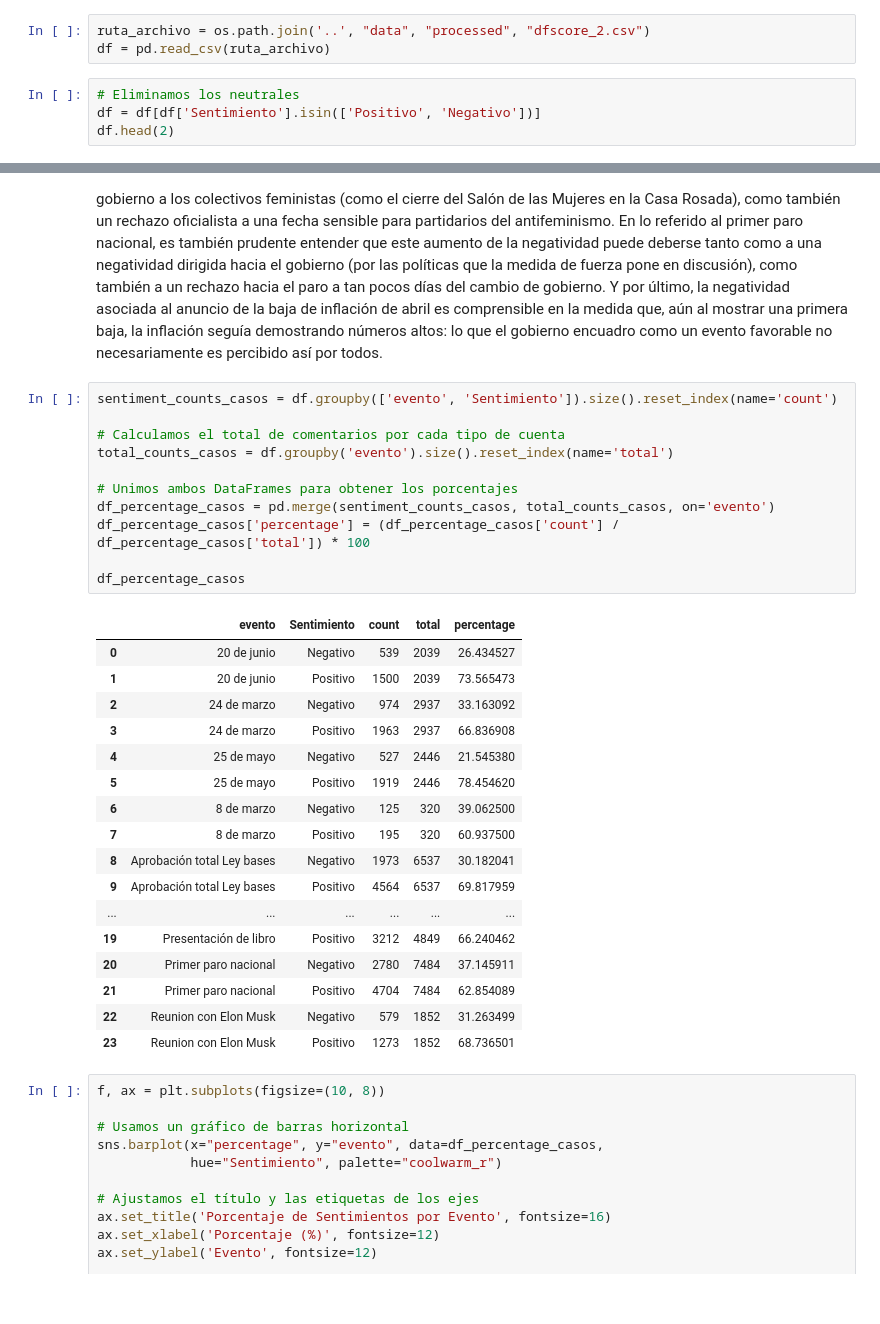
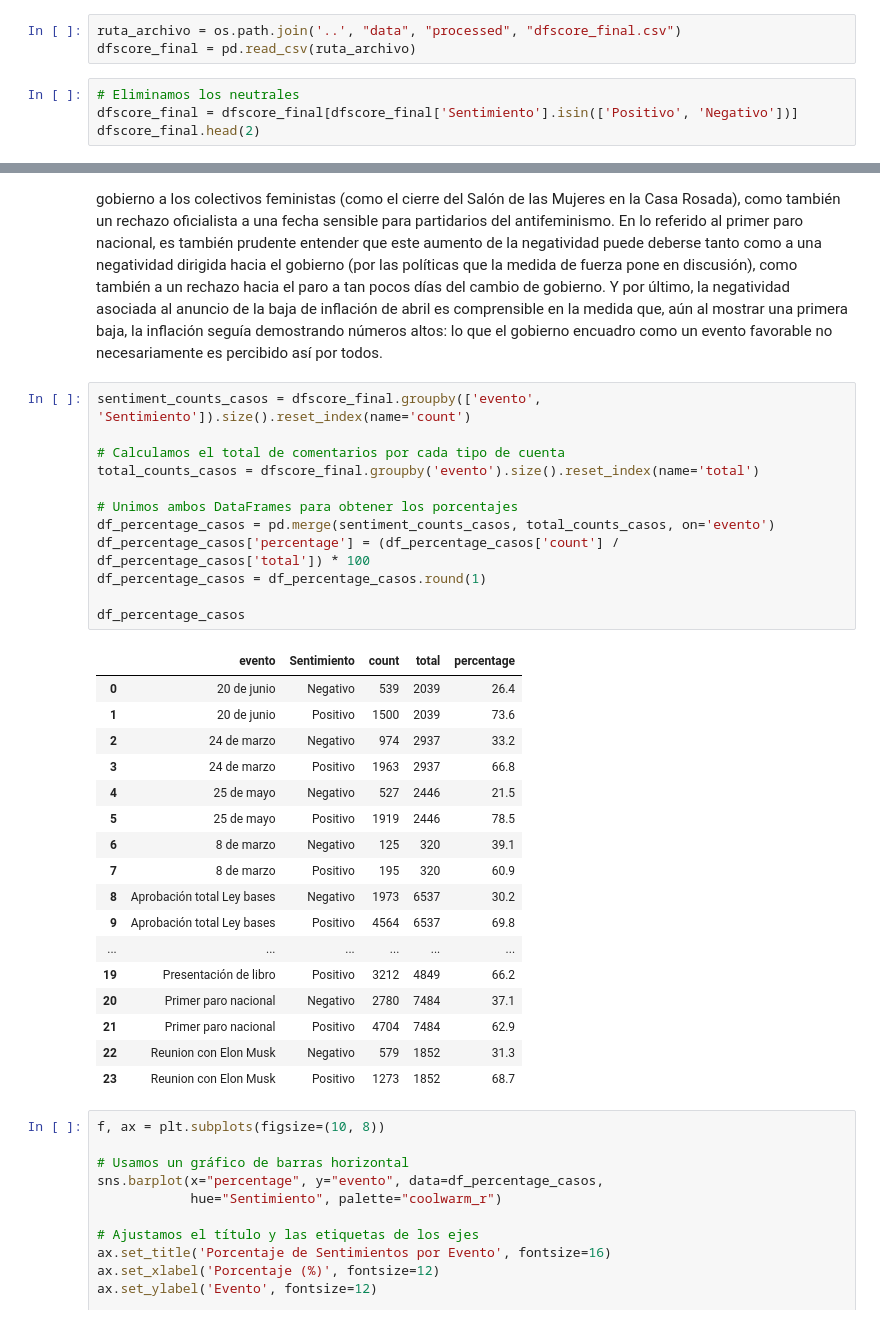
Before and after one commit to paecis-uba/paecis_grupo_13, a Jupyter notebook: tif_paecis_grupo_13/notebooks/5_graficos_y_analisis_sentiment.ipynb, the cells around one changed output, grey strips where cells are left out. Cells and saved outputs as stored; diff of their text form.

```diff
--- a/tif_paecis_grupo_13/notebooks/5_graficos_y_analisis_sentiment.ipynb
+++ b/tif_paecis_grupo_13/notebooks/5_graficos_y_analisis_sentiment.ipynb
@@ -7,12 +7,12 @@ import seaborn as sns
 import numpy as np
 import os
 # %%
-ruta_archivo = os.path.join('..', "data", "processed", "dfscore_2.csv")
-df = pd.read_csv(ruta_archivo)
+ruta_archivo = os.path.join('..', "data", "processed", "dfscore_final.csv")
+dfscore_final = pd.read_csv(ruta_archivo)
 # %%
 # Eliminamos los neutrales
-df = df[df['Sentimiento'].isin(['Positivo', 'Negativo'])]
-df.head(2)
+dfscore_final = dfscore_final[dfscore_final['Sentimiento'].isin(['Positivo', 'Negativo'])]
+dfscore_final.head(2)
 # %% [output]
 |  | comment_id | comment | user_id | user_name | comment_time | comment_likes | total_reply_count | ... |
 | 0 | UgwZJGlfpFvs-r_l-hB4AaABAg | Esta vieja esta más loca cómo una... | UC7s8hGLBfkLOzpho73qs4FQ | @siulenlo8728 | 2024-08-15 02:14:26+00:00 | 0 | 0 | ... |
@@ -114,32 +115,33 @@ En lo referido a los casos de mayor negatividad, encontramos una pluralidad de e
 # %%
-sentiment_counts_casos = df.groupby(['evento', 'Sentimiento']).size().reset_index(name='count')
+sentiment_counts_casos = dfscore_final.groupby(['evento', 'Sentimiento']).size().reset_index(name='count')
 
 # Calculamos el total de comentarios por cada tipo de cuenta
-total_counts_casos = df.groupby('evento').size().reset_index(name='total')
+total_counts_casos = dfscore_final.groupby('evento').size().reset_index(name='total')
 
 # Unimos ambos DataFrames para obtener los porcentajes
 df_percentage_casos = pd.merge(sentiment_counts_casos, total_counts_casos, on='evento')
 df_percentage_casos['percentage'] = (df_percentage_casos['count'] / df_percentage_casos['total']) * 100
+df_percentage_casos = df_percentage_casos.round(1)
 
 df_percentage_casos
 # %% [output]
 |  | evento | Sentimiento | count | total | percentage |
-| 0 | 20 de junio | Negativo | 539 | 2039 | 26.434527 |
-| 1 | 20 de junio | Positivo | 1500 | 2039 | 73.565473 |
-| 2 | 24 de marzo | Negativo | 974 | 2937 | 33.163092 |
-| 3 | 24 de marzo | Positivo | 1963 | 2937 | 66.836908 |
-| 4 | 25 de mayo | Negativo | 527 | 2446 | 21.545380 |
-| 5 | 25 de mayo | Positivo | 1919 | 2446 | 78.454620 |
-| 6 | 8 de marzo | Negativo | 125 | 320 | 39.062500 |
-| 7 | 8 de marzo | Positivo | 195 | 320 | 60.937500 |
-| 8 | Aprobación total Ley bases | Negativo | 1973 | 6537 | 30.182041 |
-| 9 | Aprobación total Ley bases | Positivo | 4564 | 6537 | 69.817959 |
+| 0 | 20 de junio | Negativo | 539 | 2039 | 26.4 |
+| 1 | 20 de junio | Positivo | 1500 | 2039 | 73.6 |
+| 2 | 24 de marzo | Negativo | 974 | 2937 | 33.2 |
+| 3 | 24 de marzo | Positivo | 1963 | 2937 | 66.8 |
+| 4 | 25 de mayo | Negativo | 527 | 2446 | 21.5 |
+| 5 | 25 de mayo | Positivo | 1919 | 2446 | 78.5 |
+| 6 | 8 de marzo | Negativo | 125 | 320 | 39.1 |
+| 7 | 8 de marzo | Positivo | 195 | 320 | 60.9 |
+| 8 | Aprobación total Ley bases | Negativo | 1973 | 6537 | 30.2 |
+| 9 | Aprobación total Ley bases | Positivo | 4564 | 6537 | 69.8 |
 | ... | ... | ... | ... | ... | ... |
-| 19 | Presentación de libro | Positivo | 3212 | 4849 | 66.240462 |
-| 20 | Primer paro nacional | Negativo | 2780 | 7484 | 37.145911 |
-| 21 | Primer paro nacional | Positivo | 4704 | 7484 | 62.854089 |
-| 22 | Reunion con Elon Musk | Negativo | 579 | 1852 | 31.263499 |
-| 23 | Reunion con Elon Musk | Positivo | 1273 | 1852 | 68.736501 |
+| 19 | Presentación de libro | Positivo | 3212 | 4849 | 66.2 |
+| 20 | Primer paro nacional | Negativo | 2780 | 7484 | 37.1 |
+| 21 | Primer paro nacional | Positivo | 4704 | 7484 | 62.9 |
+| 22 | Reunion con Elon Musk | Negativo | 579 | 1852 | 31.3 |
+| 23 | Reunion con Elon Musk | Positivo | 1273 | 1852 | 68.7 |
 # %%
 f, ax = plt.subplots(figsize=(10, 8))
 
```
Also changed, not shown: parts of 8 cells of this notebook, 13 other files.
